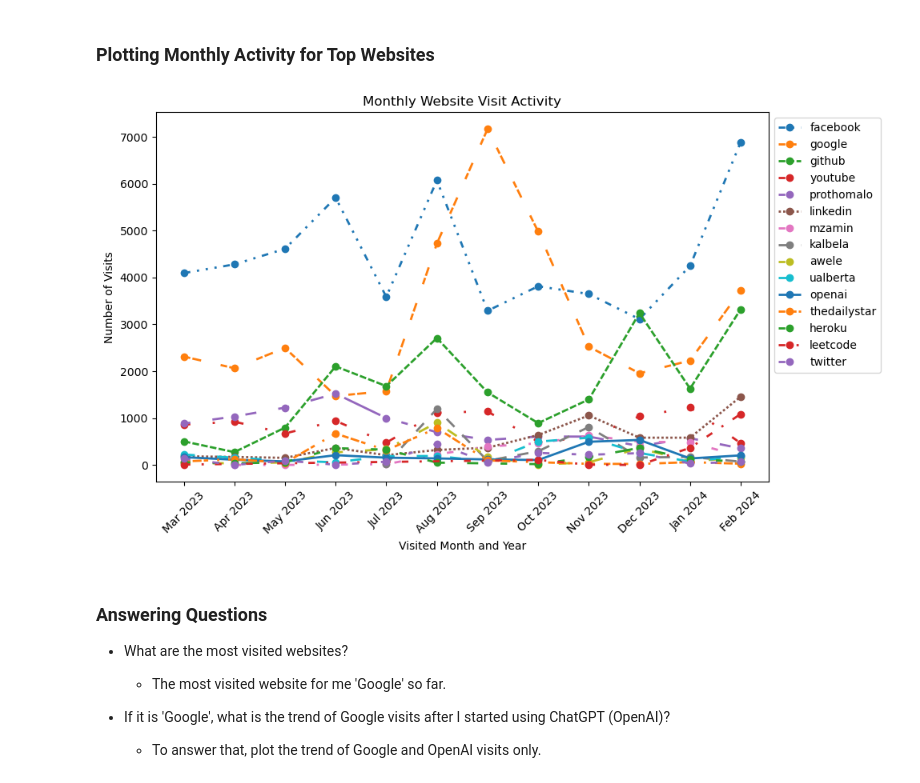
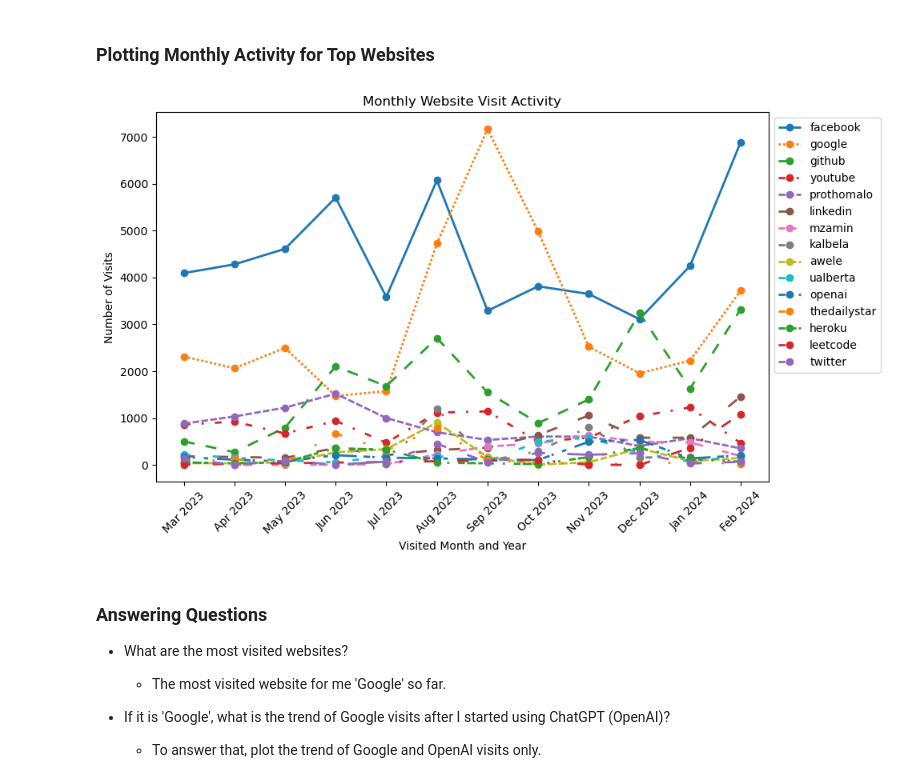
Before and after one commit to habibrahmanbd/Chrome-Data-Analysis, a Jupyter notebook: src/browsing_history.ipynb, the cells around one changed output. Drawn from its saved outputs; the diff is of its cells as text; code cells hidden in the pictures.

```diff
--- a/src/browsing_history.ipynb
+++ b/src/browsing_history.ipynb
@@ -140,6 +140,8 @@ linestyle_tuples = [
     ('densely dashdotdotdotdotdotdot', (0, (3, 3, 1, 3, 1, 3, 1, 3)))
 ]
 
+# colors = ['b', 'orange', 'black', 'r', 'm', 'y', 'k', 'g', 'purple', 'brown', 'pink', 'olive', 'cyan', 'lime', 'teal']
+
 def plot_monthly_activity(visit_data, top_n=10, exclude_current_month=False):
     """
     Plots the monthly activity for the top N websites.
@@ -149,36 +151,36 @@ def plot_monthly_activity(visit_data, top_n=10, exclude_current_month=False):
         top_n (int): The number of top websites to plot.
     """
     current_month = pd.Timestamp.now().strftime('%b %Y')
 
     np. random.seed(3)
 
-    styles = np.random.choice(range(len(linestyle_tuples)), size=top_n, replace=False)
+    # styles = np.random.choice(range(len(linestyle_tuples)), size=top_n, replace=False)
     # print(styles)
 
     plt.figure(figsize=(10, 6))
     for i, domain in enumerate(sorted_domains[:top_n]):
         months = list(visit_data[domain].keys())
         activities = list(visit_data[domain].values())
 
         if exclude_current_month and current_month in months:
             month_index = months.index(current_month)
             months = months[:month_index]
             activities = activities[:month_index]
         # print(i, domain)
-        plt.plot(months, activities, label=domain, marker = 'o', linestyle=linestyle_tuples[styles[i]][1], linewidth=2)
+        plt.plot(months, activities, label=domain, marker = 'o', linestyle=linestyle_tuples[i][1], linewidth=2)
 
     plt.xticks(rotation=45)
     plt.xlabel('Visited Month and Year')
     plt.ylabel('Number of Visits')
     plt.title('Monthly Website Visit Activity')
     plt.legend(loc='upper left', bbox_to_anchor=(1, 1))
     plt.tight_layout()
     plt.show()
 
 # Plot the activity for the top visited websites
 plot_monthly_activity(visit_data, top_n=15, exclude_current_month=True)
 # %% [output]
-[figure, old version]
+[figure, new version]
 # %% [markdown]
 ### Answering Questions
 - What are the most visited websites?
```
Also changed, not shown: parts of 1 cell of this notebook.
